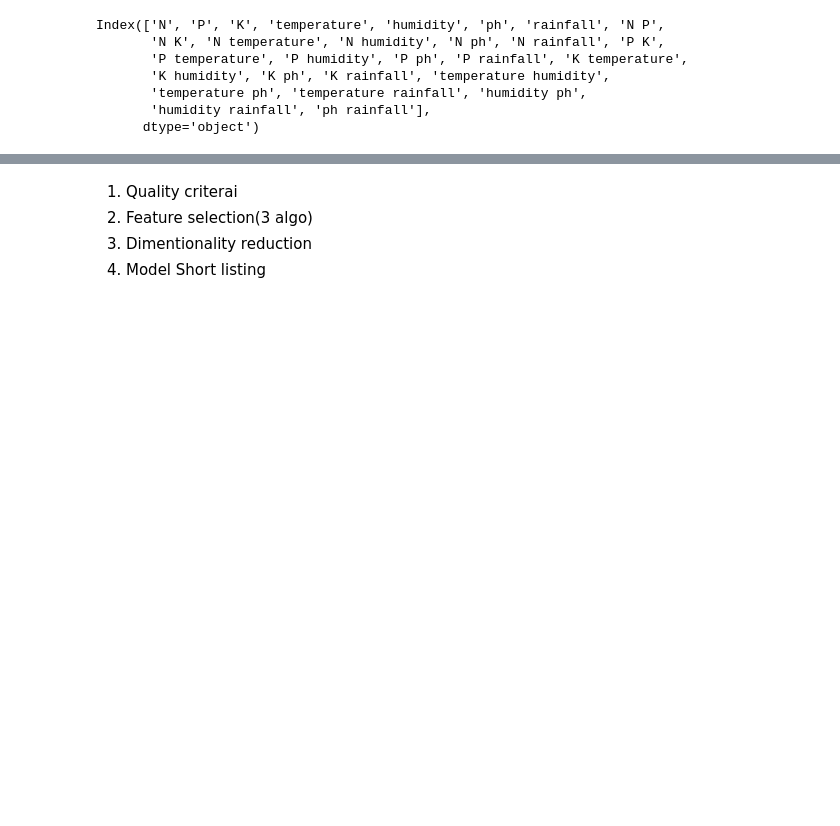
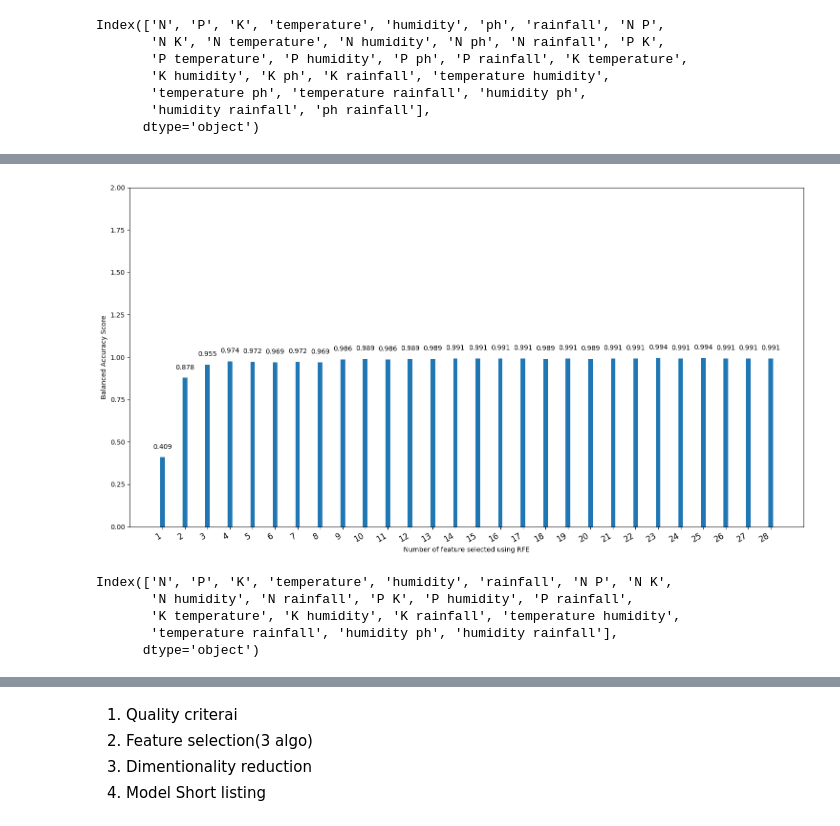
Before and after one commit to bhanurana430/Crop-recommendation-machine-learninghine-, a Jupyter notebook: main.ipynb, the cells around one changed output, grey strips where cells are left out. Saved outputs shown, nothing was run; the diff lists cells and outputs as text; code cells hidden in the pictures; blank space fills up the shorter version.

```diff
--- a/main.ipynb
+++ b/main.ipynb
@@ -365,7 +301,9 @@ poly = PolynomialFeatures(degree=2, interaction_only=True, include_bias=False)
 x_train_poly = poly.fit_transform(x_train_transformed)
 x_test_poly = poly.transform(x_test_transformed)
 
-# feature_names = poly.get_feature_names_out(['N', 'P', 'K', 'temperature', 'humidity', 'ph', 'rainfall'])
+# N   P   K  temperature   humidity        ph    rainfall
+
+feature_names = poly.get_feature_names_out(['N', 'P', 'K', 'temperature', 'humidity', 'ph', 'rainfall'])
 
 x_train_poly_df = pd.DataFrame(x_train_poly, columns= feature_names)
 x_test_poly_df = pd.DataFrame(x_test_poly, columns= feature_names)
@@ -379,3 +317,11 @@ Index(['N', 'P', 'K', 'temperature', 'humidity', 'ph', 'rainfall', 'N P',
        'temperature ph', 'temperature rainfall', 'humidity ph',
        'humidity rainfall', 'ph rainfall'],
       dtype='object')
+# %%
+dt_poly = DecisionTreeClassifier(criterion='gini', splitter='best', max_depth=10, min_samples_split=2, min_samples_leaf=1, min_weight_fraction_leaf=0.0, max_features=None, random_state=42, max_leaf_nodes=None, min_impurity_decrease=0.0, class_weight=None, ccp_alpha=0.0, monotonic_cst=None)
+
+dt_poly.fit(x_train_poly_df, y_train)
+
+y_pred_poly = dt_poly.predict(x_test_poly_df)
+accuracy_poly = accuracy_score(y_test, y_pred_poly)
+print(f'Accuracy: {accuracy_poly}')
@@ -381,0 +346,12 @@ Index(['N', 'P', 'K', 'temperature', 'humidity', 'ph', 'rainfall', 'N P',
+# %%
+var_x_train = x_train_poly_df.drop(['K rainfall'], axis=1)
+var_x_test = x_test_poly_df.drop(['K rainfall'], axis=1)
+
+
+dt_var = DecisionTreeClassifier(criterion='gini', splitter='best', max_depth=10, min_samples_split=2, min_samples_leaf=1, min_weight_fraction_leaf=0.0, max_features=None, random_state=42, max_leaf_nodes=None, min_impurity_decrease=0.0, class_weight=None, ccp_alpha=0.0, monotonic_cst=None)
+
+dt_var.fit(var_x_train, y_train)
+
+y_pred_var = dt_var.predict(var_x_test)
+accuracy_var = accuracy_score(y_test, y_pred_var)
+print(f'Accuracy: {accuracy_var}')
@@ -404,0 +422,35 @@ array(['N', 'P', 'K', 'humidity', 'rainfall', 'P K', 'P humidity',
+# %%
+fig, ax = plt.subplots(figsize=(15, 8))
+
+x_label = np.arange(1,29)
+y_label = rfe_cacr_list
+
+ax.bar(x_label,y_label, width=0.2)
+ax.set_xlabel('Number of feature selected using RFE')
+ax.set_ylabel('Balanced Accuracy Score')
+ax.set_ylim(0,2)
+ax.set_xticks(np.arange(1,29))
+ax.set_xticklabels(np.arange(1,29), fontsize = 12)
+
+for i, v in enumerate(y_label):
+    plt.text(x=i+1 , y=v+0.05, s=str(round(v,3)),ha='center')
+
+fig.autofmt_xdate()
+plt.tight_layout()
+# %% [output]
+[figure, added]
+# %%
+RFE_selector = RFE(estimator=estimator, n_features_to_select=20, step=1)
+RFE_selector.fit(x_train_poly_df, y_train)
+
+selected_features_mask = RFE_selector.get_support()
+
+selected_features = x_train_poly_df.columns[selected_features_mask]
+
+selected_features
+# %% [output]
+Index(['N', 'P', 'K', 'temperature', 'humidity', 'rainfall', 'N P', 'N K',
+       'N humidity', 'N rainfall', 'P K', 'P humidity', 'P rainfall',
+       'K temperature', 'K humidity', 'K rainfall', 'temperature humidity',
+       'temperature rainfall', 'humidity ph', 'humidity rainfall'],
+      dtype='object')
```
Also changed, not shown: parts of 31 cells of this notebook.
